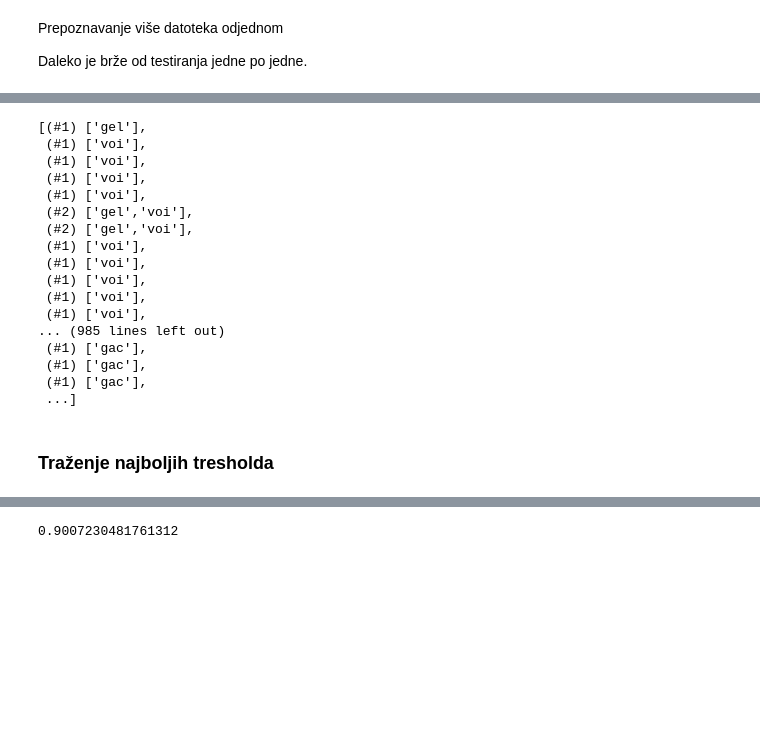
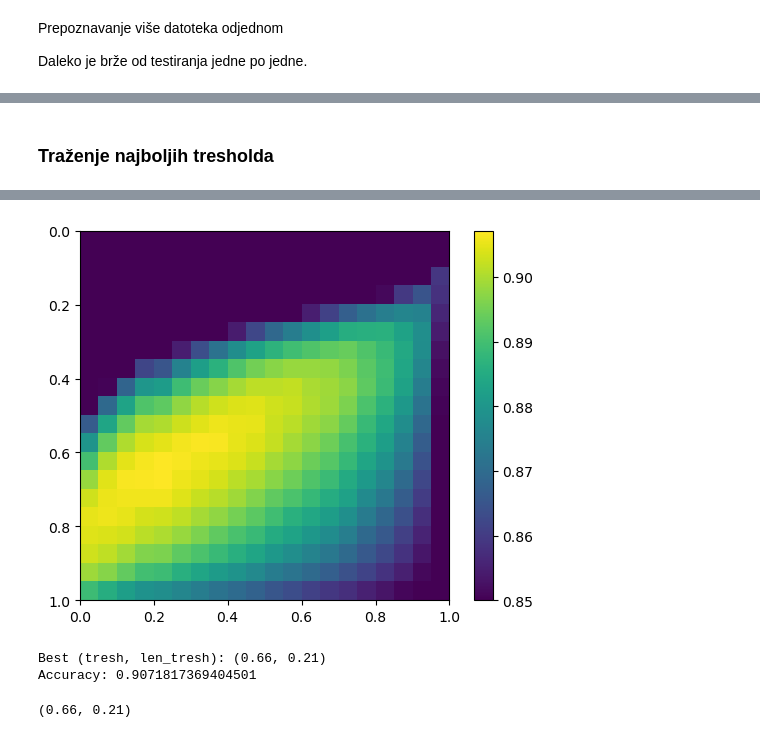
Before and after one commit to rangoiv/Lumen, a Jupyter notebook: main.ipynb, the cells around one changed output, grey strips where cells are left out. Drawn from its saved outputs; the diff is of its cells as text; code cells hidden in the pictures; blank space fills up the shorter version.

```diff
--- a/main.ipynb
+++ b/main.ipynb
@@ -529,6 +568,8 @@ def tresh_mult(items, preds,  with_labels=True, tresh=0.5, len_tresh=0.3):
     patpreds = dict()
     labs = dict()
     lens = dict()
+    if type(tresh) == type(0.5): tresh = tensor([tresh for _ in mpreds[0][0]])
+    else: tresh = tensor(tresh)
     pred = np.array(preds[0] > tresh, np.int32)
 
     for i, patpt in enumerate(items):
@@ -560,2 +599,2 @@ def predict_multi(items, tresh=0.65, len_tresh=0.2):
 # %%
-preds = predict_multi(test_items)
+# preds = predict_multi(test_items)
@@ -572,31 +601,37 @@ preds = predict_multi(test_items)
 # %%
-[learn.dls.vocab[np.array(pred, dtype=bool)] for pred in preds[0]]
+# [learn.dls.vocab[np.array(pred, dtype=bool)] for pred in preds[0]]
-# %% [output]
-[(#1) ['gel'],
- (#1) ['voi'],
- (#1) ['voi'],
- (#1) ['voi'],
- (#1) ['voi'],
- (#2) ['gel','voi'],
- (#2) ['gel','voi'],
- (#1) ['voi'],
- (#1) ['voi'],
- (#1) ['voi'],
- (#1) ['voi'],
- (#1) ['voi'],
-... (985 lines left out)
- (#1) ['gac'],
- (#1) ['gac'],
- (#1) ['gac'],
- ...]
 # %% [markdown]
 ### Traženje najboljih tresholda
+# %%
+def get_best_tresh(mitems, mpreds):
+    tab = []
+    dicti = dict()
+    for tresh_ind in range(1, 100, 5):
+        tab.append([])
+        for len_tresh_ind in range(1,100, 5):
+            tresh = tresh_ind/100
+            len_tresh = len_tresh_ind/100
+            preds = tresh_mult(mitems, mpreds, tresh=tresh, len_tresh=len_tresh)
+            ac = 1 - get_accuracy(preds)[2]
+            tab[-1].append(ac)
+            dicti[(tresh, len_tresh)] = ac
+    tab = np.array(tab)
+    tab[tab < 0.85] = 0.85
+    plt.imshow(tab, extent=[0,1,1,0])
+    plt.colorbar()
+    plt.show()
+    best_tresh = max(dicti, key=dicti.get)
+    print("Best (tresh, len_tresh):", best_tresh)
+    print("Accuracy:", dicti[best_tresh])
+    return best_tresh
 # %%
-mitems, mpreds = get_preds_mult(test_items)
+mitems_test, mpreds_test = get_preds_mult(test_items)
 # %% [output]
 [interactive output not drawn]
-# %%
-preds = tresh_mult(mitems, mpreds, tresh=0.65, len_tresh=0.2)
-1 - get_accuracy(preds)[2]
-# %% [output]
-0.9007230481761312
+# %%
+get_best_tresh(mitems_test, mpreds_test)
+# %% [output]
+[figure, added]
+Best (tresh, len_tresh): (0.66, 0.21)
+Accuracy: 0.9071817369404501
+(0.66, 0.21)
```
Also changed, not shown: parts of 35 cells of this notebook, 19 other files.
